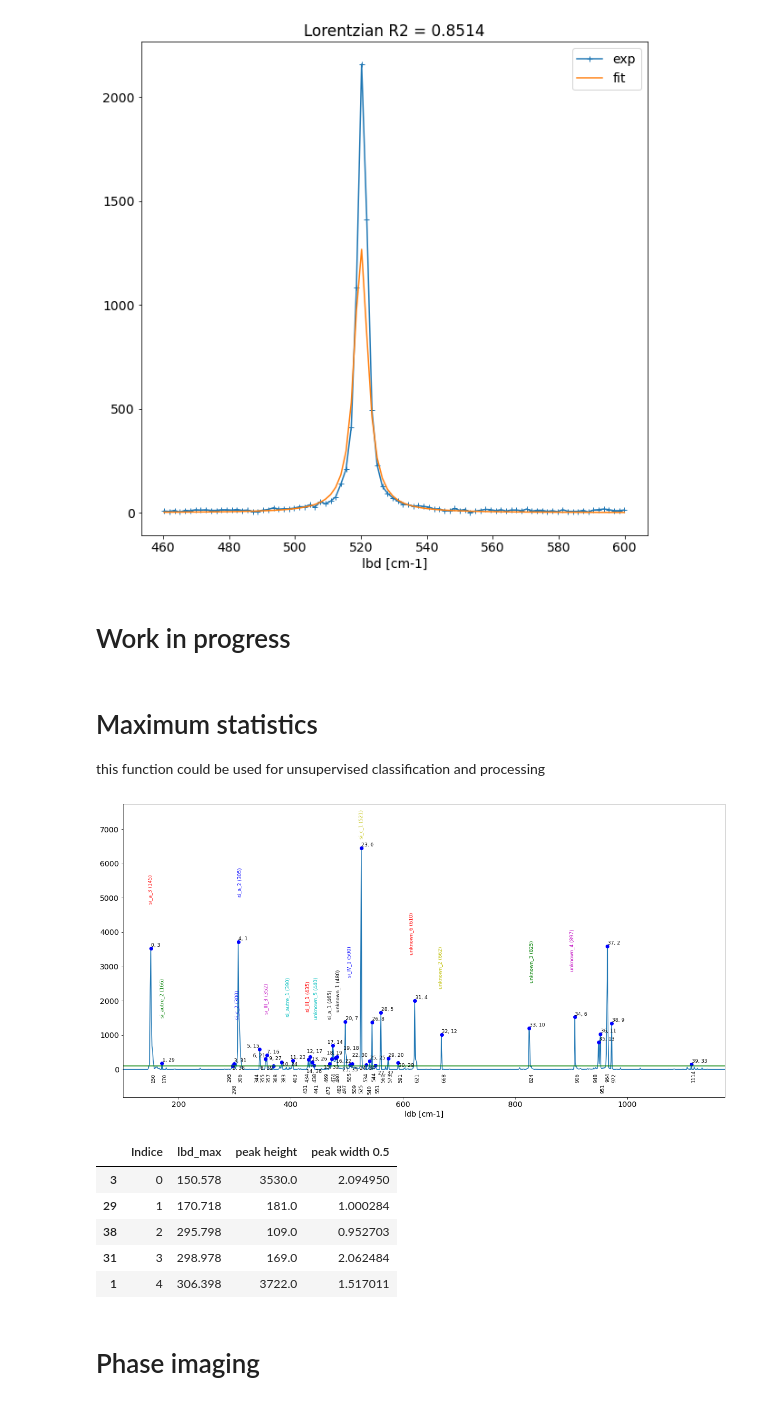
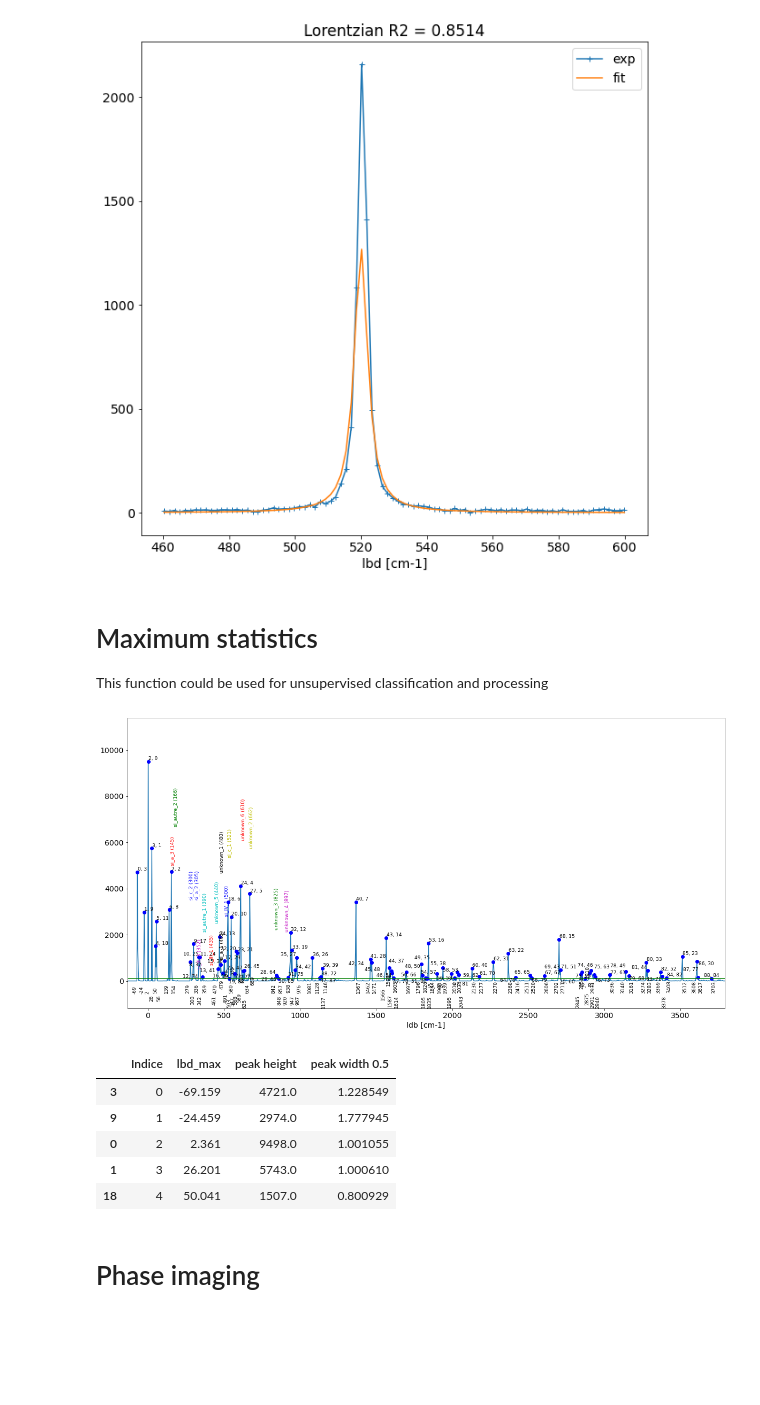
Before and after one commit to Bertin-fap/raman-hyperspectra-examples, a Jupyter notebook: raman_hyperspectra examples.ipynb, the cells around one changed output. Saved outputs shown, nothing was run; the diff lists cells and outputs as text; code cells hidden in the pictures; blank space fills up the shorter version.

```diff
--- a/raman_hyperspectra examples.ipynb
+++ b/raman_hyperspectra examples.ipynb
@@ -29,0 +51,21 @@ da_sliced.sel(x=10,y=20).plot()
+# %%
+import os
+import raman_hyperspectra as rhp
+import requests
+import tempfile
+import zipfile
+
+tmp = tempfile.mkdtemp()  # make a temporary temp directory
+os.chdir(tmp)
+
+URL = "https://github.com/Bertin-fap/raman-hyperspectra-examples/raw/master/test_files/Large_Area_Scan_000_Spec_As_cut.zip"
+r = requests.get(URL)
+with open(r"data.zip", "wb") as f:  # download the zip file from github
+    f.write(r.content)
+with zipfile.ZipFile("data.zip", "r") as my_zip:
+    my_zip.extract("Large_Area_Scan_000_Spec_As_cut.csv")
+
+fname = os.path.join(tmp, "Large_Area_Scan_000_Spec_As_cut.csv")
+
+da_sliced, da_sliced_interp, da_full_spectrum, da_full_spectrum_interp = rhp.read_RAMAN_WITEC_2D(fname,200,1000)
+da_sliced.sel(x=10,y=20).plot()
@@ -145,10 +245,11 @@ Text(0.5, 0, 'Wavelength [cm-1]')
 import raman_hyperspectra as rhp
 import sys
 import matplotlib
+from raman_hyperspectra.data import test_raman_hyperspectra as rhp_test
+
 matplotlib.rcParams.update({'font.size': 14})
 
-file = r"C:\my_modules_Python\raman_hyperspectra\rhp_demo_files\RENISHAW_1D_Si.txt"
-da_sliced, da_sliced_interp, da, da_interp = rhp.read_RAMAN_RENISHAW_txt_0D(file)
+da_sliced, da_sliced_interp, da, da_interp=rhp_test.renishaw_1d_si()
 
 lbd_deb_fit = 460 # cm-1
 lbd_end_fit = 600 # cm-1
@@ -170,5 +271,3 @@ ax.set_title(f'{Model} R2 = {str(round(R2,4))}')
 # %% [output]
 Text(0.5, 1.0, 'Lorentzian R2 = 0.8514')
 [figure]
-# %% [markdown]
-# Work in progress
@@ -238,11 +274,11 @@ plt.legend(loc = 1)
 # %% [markdown]
 # Maximum statistics
-this function could be used for unsupervised classification and processing
+This function could be used for unsupervised classification and processing
 # %%
 import raman_hyperspectra as rhp
-file_raw = 'C:\\Expert senior\\notes\\Fit_Raman\\5-New Centrif\\Wafer Ref-MB\\Export 02-01\\Large Area Scan_000_Spec.Data 1.txt'
+from raman_hyperspectra.data import test_raman_hyperspectra as rhp_test
 
-# for example the phase peak identification for Si
+# example of phase peak identification (Si)
 dic_lbds_ref = { 145: 'si_a_3',
                  300: 'si_c_2',
                  465: 'si_a_1',
@@ -258,43 +294,43 @@ dic_lbds_ref = { 145: 'si_a_3',
                  897: 'unknown_4',
                  440: 'unknown_5',
                  610: 'unknown_6',
                  305: 'si_a_2'}
 
-da_raw, da_raw_interp, da_full_spectrum,da_full_spectrum_interp  = rhp.read_RAMAN_WITEC_2D(file_raw,
-                                                                                           lbd_dep = 100,
-                                                                                           lbd_end = 1200)
+
+da_raw, da_raw_interp, da_full_spectrum,da_full_spectrum_interp = rhp_test.witek_2d_si()
+
 
 da_flatten = rhp.flatten_hyperspectra(da_raw_interp, ("top hat", 440)) # romove th baseline
 
 da_cosmic = rhp.cosmic_cleaning(da_flatten, Kmax = 17) # remove the cosmic
 
 da_noise = rhp.spectra_noise_estimation(da_cosmic,
                                        ("Savitzky-Golay",7, 3),
                                        ("Gauss",1.7),
                                        lbd_inf_var = 100,
                                        lbd_sup_var = 480) # denoise the spectrum
 
 da_denoise = rhp.denoise_hyperspectra(da_cosmic,
                                        ('NRWRT',
                                        da_noise.sel(Filter = 'Gauss').values,
                                        4,
                                        "db4",
                                        "soft",
                                        0.9))
 
 df = rhp.Stat_MAX(da_denoise, threshold_peak=100, Ecart = 5, prominence = 0.5,
              height = 3,dic_lbds_ref = dic_lbds_ref, dic_class_Si = None,
              lbd_min_plot = None, lbd_max_plot = None, save = False,
              show = True)
 df.head()
 # %% [output]
-[figure, old version]
+[figure, new version]
 |  | Indice | lbd_max | peak height | peak width 0.5 |
-| 3 | 0 | 150.578 | 3530.0 | 2.094950 |
-| 29 | 1 | 170.718 | 181.0 | 1.000284 |
-| 38 | 2 | 295.798 | 109.0 | 0.952703 |
-| 31 | 3 | 298.978 | 169.0 | 2.062484 |
-| 1 | 4 | 306.398 | 3722.0 | 1.517011 |
+| 3 | 0 | -69.159 | 4721.0 | 1.228549 |
+| 9 | 1 | -24.459 | 2974.0 | 1.777945 |
+| 0 | 2 | 2.361 | 9498.0 | 1.001055 |
+| 1 | 3 | 26.201 | 5743.0 | 1.000610 |
+| 18 | 4 | 50.041 | 1507.0 | 0.800929 |
 # %% [markdown]
 # Phase imaging
 # %%
```
Also changed, not shown: parts of 25 cells of this notebook.
